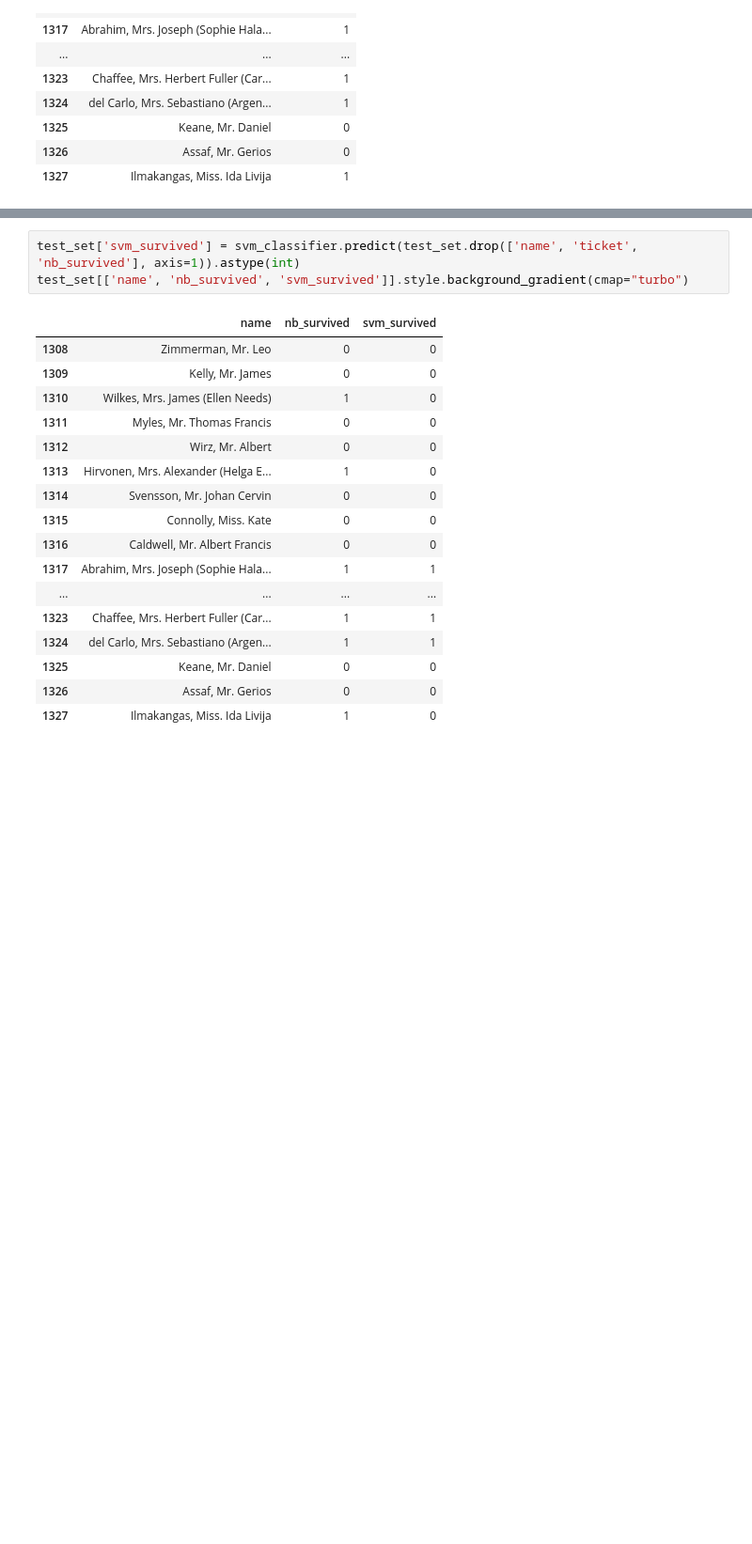
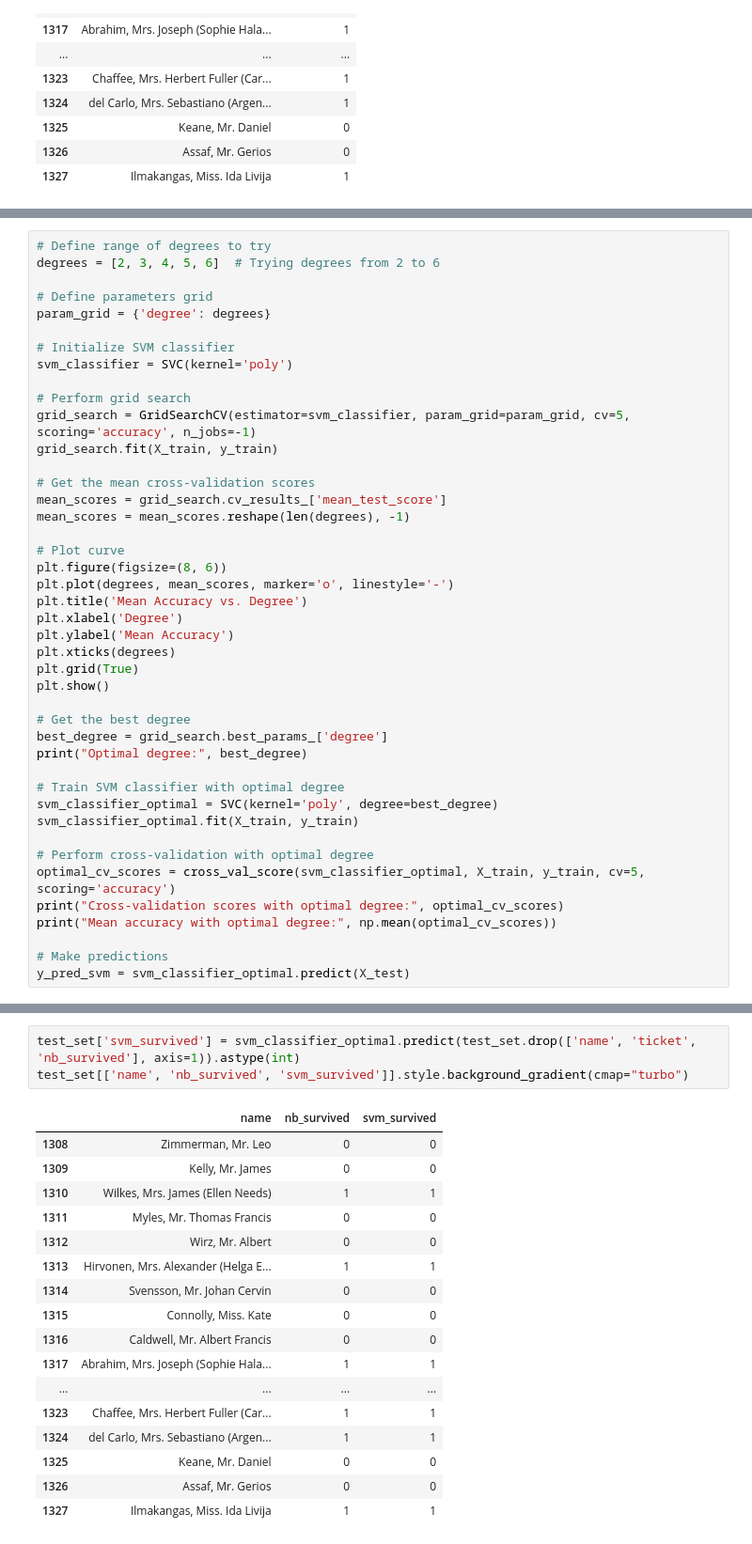
Before and after one commit to faresmohamed260/School-Work, a Jupyter notebook: Machine Learning/Final Project/Passengers survival status.ipynb, the cells around one changed output, grey strips where cells are left out. Shown: that part at 94% size. Cells and saved outputs as stored; diff of their text form; blank space fills up the shorter version.

```diff
--- a/Machine Learning/Final Project/Passengers survival status.ipynb
+++ b/Machine Learning/Final Project/Passengers survival status.ipynb
@@ -306,0 +321,43 @@ Mean accuracy: 0.7159873021715126
+# %%
+# Define range of degrees to try
+degrees = [2, 3, 4, 5, 6]  # Trying degrees from 2 to 6
+
+# Define parameters grid
+param_grid = {'degree': degrees}
+
+# Initialize SVM classifier
+svm_classifier = SVC(kernel='poly')
+
+# Perform grid search
+grid_search = GridSearchCV(estimator=svm_classifier, param_grid=param_grid, cv=5, scoring='accuracy', n_jobs=-1)
+grid_search.fit(X_train, y_train)
+
+# Get the mean cross-validation scores
+mean_scores = grid_search.cv_results_['mean_test_score']
+mean_scores = mean_scores.reshape(len(degrees), -1)
+
+# Plot curve
+plt.figure(figsize=(8, 6))
+plt.plot(degrees, mean_scores, marker='o', linestyle='-')
+plt.title('Mean Accuracy vs. Degree')
+plt.xlabel('Degree')
+plt.ylabel('Mean Accuracy')
+plt.xticks(degrees)
+plt.grid(True)
+plt.show()
+
+# Get the best degree
+best_degree = grid_search.best_params_['degree']
+print("Optimal degree:", best_degree)
+
+# Train SVM classifier with optimal degree
+svm_classifier_optimal = SVC(kernel='poly', degree=best_degree)
+svm_classifier_optimal.fit(X_train, y_train)
+
+# Perform cross-validation with optimal degree
+optimal_cv_scores = cross_val_score(svm_classifier_optimal, X_train, y_train, cv=5, scoring='accuracy')
+print("Cross-validation scores with optimal degree:", optimal_cv_scores)
+print("Mean accuracy with optimal degree:", np.mean(optimal_cv_scores))
+
+# Make predictions
+y_pred_svm = svm_classifier_optimal.predict(X_test)
@@ -333,14 +395,14 @@ weighted avg       0.82      0.80      0.79       209
 # %%
-test_set['svm_survived'] = svm_classifier.predict(test_set.drop(['name', 'ticket', 'nb_survived'], axis=1)).astype(int)
+test_set['svm_survived'] = svm_classifier_optimal.predict(test_set.drop(['name', 'ticket', 'nb_survived'], axis=1)).astype(int)
 test_set[['name', 'nb_survived', 'svm_survived']].style.background_gradient(cmap="turbo")
 # %% [output]
 |  | name | nb_survived | svm_survived |
 | 1308 | Zimmerman, Mr. Leo | 0 | 0 |
 | 1309 | Kelly, Mr. James | 0 | 0 |
-| 1310 | Wilkes, Mrs. James (Ellen Needs) | 1 | 0 |
+| 1310 | Wilkes, Mrs. James (Ellen Needs) | 1 | 1 |
 | 1311 | Myles, Mr. Thomas Francis | 0 | 0 |
 | 1312 | Wirz, Mr. Albert | 0 | 0 |
-| 1313 | Hirvonen, Mrs. Alexander (Helga E... | 1 | 0 |
+| 1313 | Hirvonen, Mrs. Alexander (Helga E... | 1 | 1 |
 | 1314 | Svensson, Mr. Johan Cervin | 0 | 0 |
 | 1315 | Connolly, Miss. Kate | 0 | 0 |
 | 1316 | Caldwell, Mr. Albert Francis | 0 | 0 |
@@ -350,6 +412,6 @@ test_set[['name', 'nb_survived', 'svm_survived']].style.background_gradient(cmap
 | 1324 | del Carlo, Mrs. Sebastiano (Argen... | 1 | 1 |
 | 1325 | Keane, Mr. Daniel | 0 | 0 |
 | 1326 | Assaf, Mr. Gerios | 0 | 0 |
-| 1327 | Ilmakangas, Miss. Ida Livija | 1 | 0 |
+| 1327 | Ilmakangas, Miss. Ida Livija | 1 | 1 |
 # %% [markdown]
 ### K-Nearest Neighbors (KNN)
```
Also changed, not shown: parts of 22 cells of this notebook.
